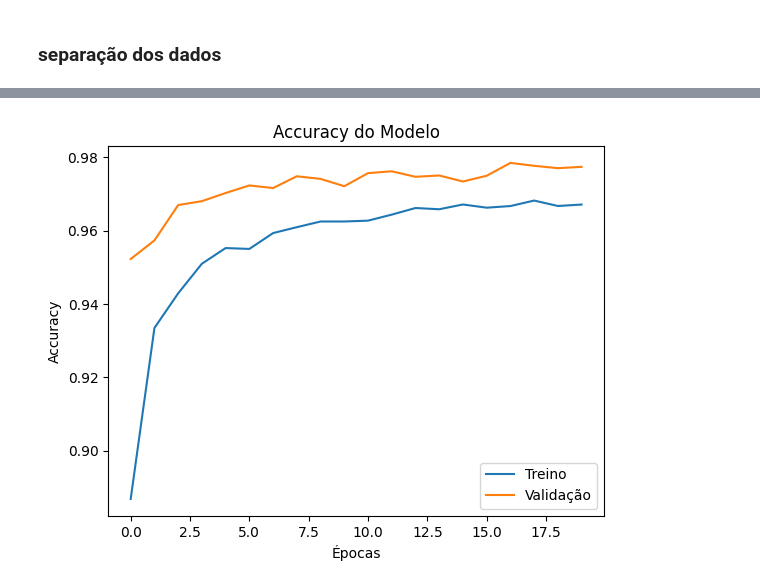
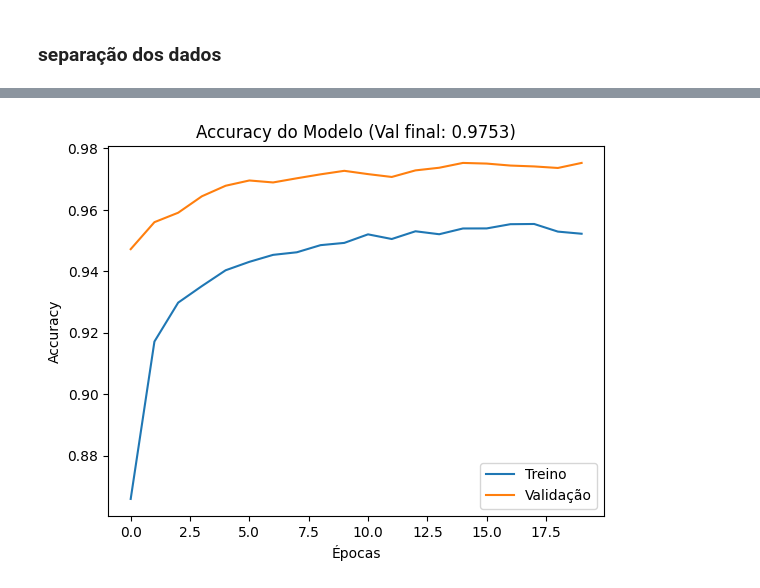
Before and after one commit to Wigglift/CNN_MLP_Mnist, a Jupyter notebook: projetoMLP.ipynb, the cells around one changed output, grey strips where cells are left out. Saved outputs shown, nothing was run; the diff lists cells and outputs as text; code cells hidden in the pictures.

```diff
--- a/projetoMLP.ipynb
+++ b/projetoMLP.ipynb
@@ -55,7 +57,7 @@ x_val_scaled = StandardScaler().fit_transform(x_val)
 # %%
 model = keras.models.Sequential([
     keras.Input(shape=(784,)),
-    keras.layers.Dropout(0.5),
+    keras.layers.Dropout(0.6),
     keras.layers.Dense(units=128, activation='relu'),
     keras.layers.Dense(units=10, activation='softmax')
 ])
@@ -119,11 +122,13 @@ plt.show()
 # %%
+final_val_acc = history.history['val_accuracy'][-1]
+
 plt.figure()
 plt.plot(history.history['accuracy'], label='Treino')
 plt.plot(history.history['val_accuracy'], label='Validação')
 plt.xlabel('Épocas')
 plt.ylabel('Accuracy')
-plt.title('Accuracy do Modelo')
+plt.title(f'Accuracy do Modelo (Val final: {final_val_acc:.4f})')
 plt.legend()
 plt.show()
 # %% [output]
-[figure, old version]
+[figure, new version]
```
Also changed, not shown: parts of 6 cells of this notebook, 1 other file.
